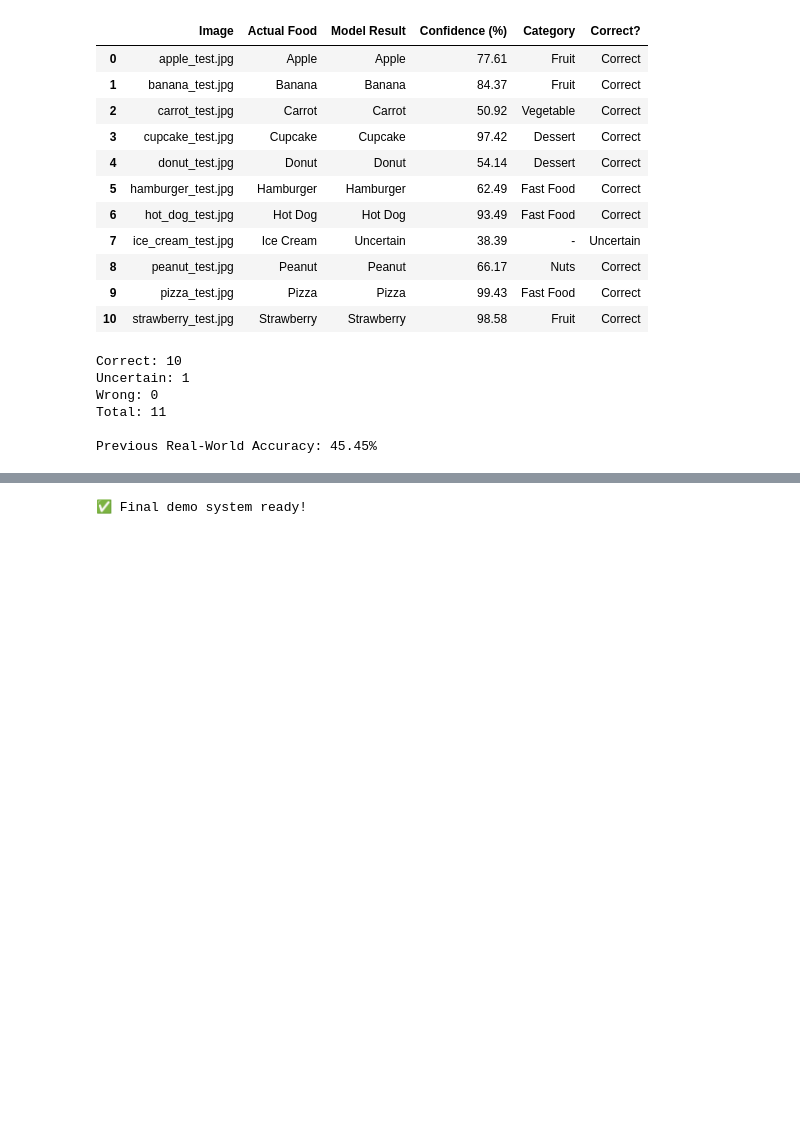
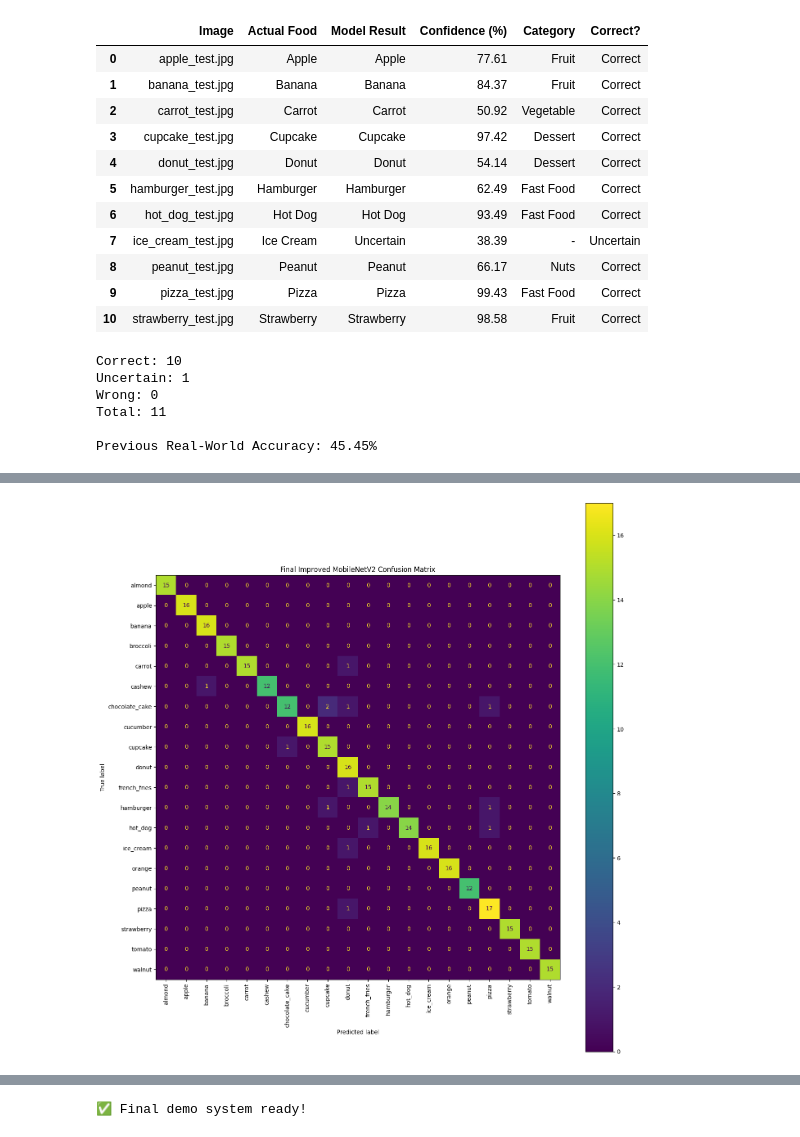
Before and after one commit to yeansreymom25-eng/food-recognition-nutrition, a Jupyter notebook: food_recognition.ipynb, the cells around one changed output, grey strips where cells are left out. Saved outputs shown, nothing was run; the diff lists cells and outputs as text; code cells hidden in the pictures; blank space fills up the shorter version.

```diff
--- a/food_recognition.ipynb
+++ b/food_recognition.ipynb
@@ -2429,11 +2137,11 @@ import torch
 import pandas as pd
 from sklearn.metrics import classification_report, confusion_matrix
 
-results_dir = "/content/gdrive/MyDrive/Food_Recognition_Project/results"
+results_dir = "/content/drive/MyDrive/Food_Recognition_Project/results"
 os.makedirs(results_dir, exist_ok=True)
 
-# Load final fine-tuned model
-final_model_path = "/content/gdrive/MyDrive/Food_Recognition_Project/model/best_finetuned_mobilenetv2.pth"
+# Load fine-tuned model before further improvement
+final_model_path = "/content/drive/MyDrive/Food_Recognition_Project/model/best_finetuned_mobilenetv2.pth"
 
 model.load_state_dict(
     torch.load(final_model_path, map_location=device)
@@ -4164,0 +3854,92 @@ Previous Real-World Accuracy: 45.45%
+# %%
+# ==========================================
+# Save final classification report
+# ==========================================
+
+report = classification_report(
+    all_labels,
+    all_predictions,
+    target_names=class_names,
+    digits=4,
+    output_dict=True
+)
+
+report_df = pd.DataFrame(report).transpose()
+
+report_df.to_csv(
+    os.path.join(
+        results_dir,
+        "final_classification_report.csv"
+    )
+)
+
+print("Final classification report updated!")
+
+
+# ==========================================
+# Save final confusion matrix
+# ==========================================
+
+cm = confusion_matrix(
+    all_labels,
+    all_predictions
+)
+
+fig, ax = plt.subplots(figsize=(14, 14))
+
+disp = ConfusionMatrixDisplay(
+    confusion_matrix=cm,
+    display_labels=class_names
+)
+
+disp.plot(
+    ax=ax,
+    xticks_rotation=90
+)
+
+plt.title("Final Improved MobileNetV2 Confusion Matrix")
+plt.tight_layout()
+
+plt.savefig(
+    os.path.join(
+        results_dir,
+        "final_confusion_matrix.png"
+    ),
+    dpi=300,
+    bbox_inches="tight"
+)
+
+plt.show()
+
+print("Final confusion matrix updated!")
+
+
+# ==========================================
+# Update model comparison
+# ==========================================
+
+comparison_df = pd.DataFrame({
+    "Model": [
+        "Original MobileNetV2",
+        "Fine-Tuned MobileNetV2",
+        "Improved MobileNetV2"
+    ],
+    "Test Accuracy (%)": [
+        92.28,
+        95.18,
+        95.50
+    ]
+})
+
+comparison_df.to_csv(
+    os.path.join(
+        results_dir,
+        "model_comparison.csv"
+    ),
+    index=False
+)
+
+display(comparison_df)
+
+print("Model comparison updated!")
+# %% [output]
@@ -4164,0 +3947 @@ Previous Real-World Accuracy: 45.45%
+[figure, added]
```
Also changed, not shown: parts of 49 cells of this notebook.
